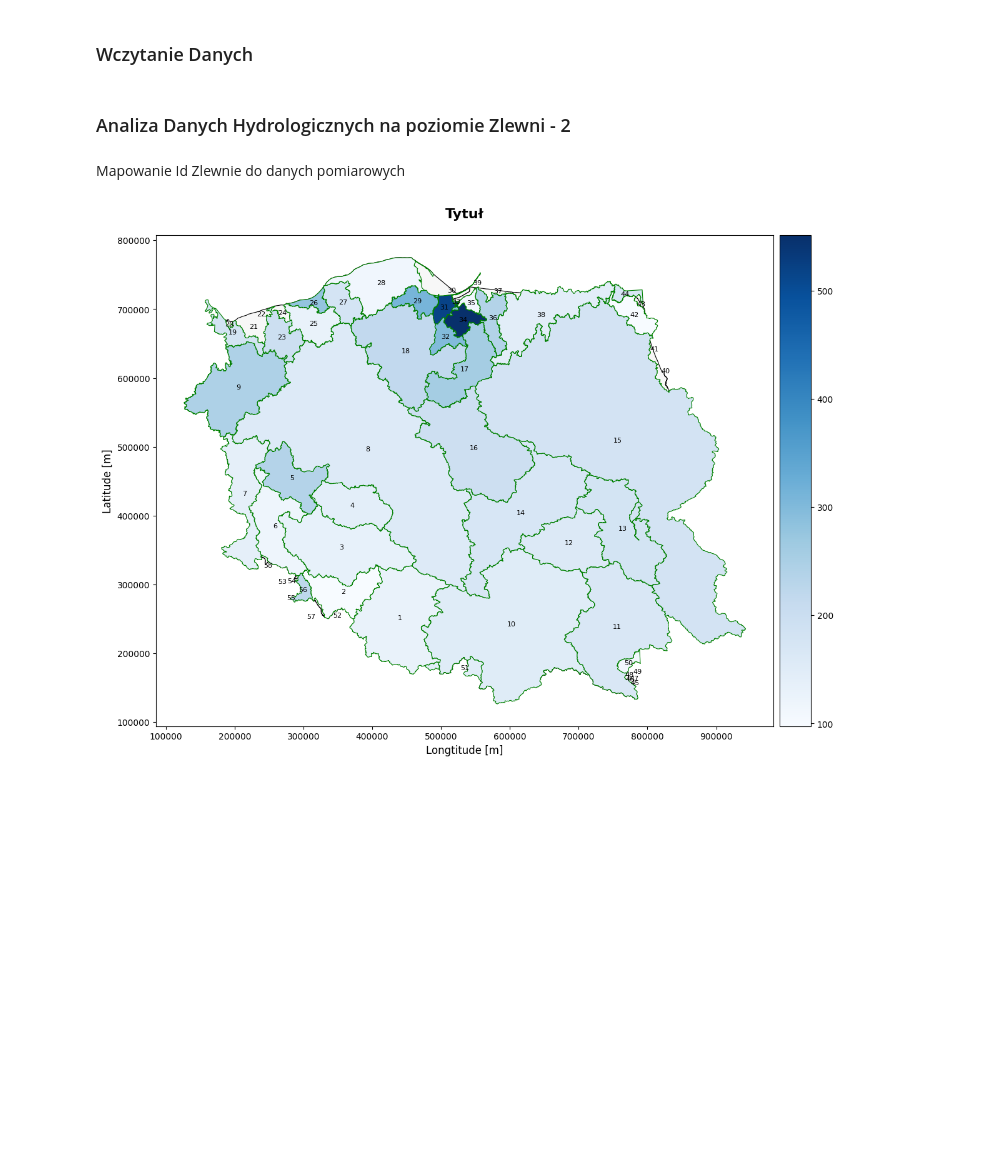
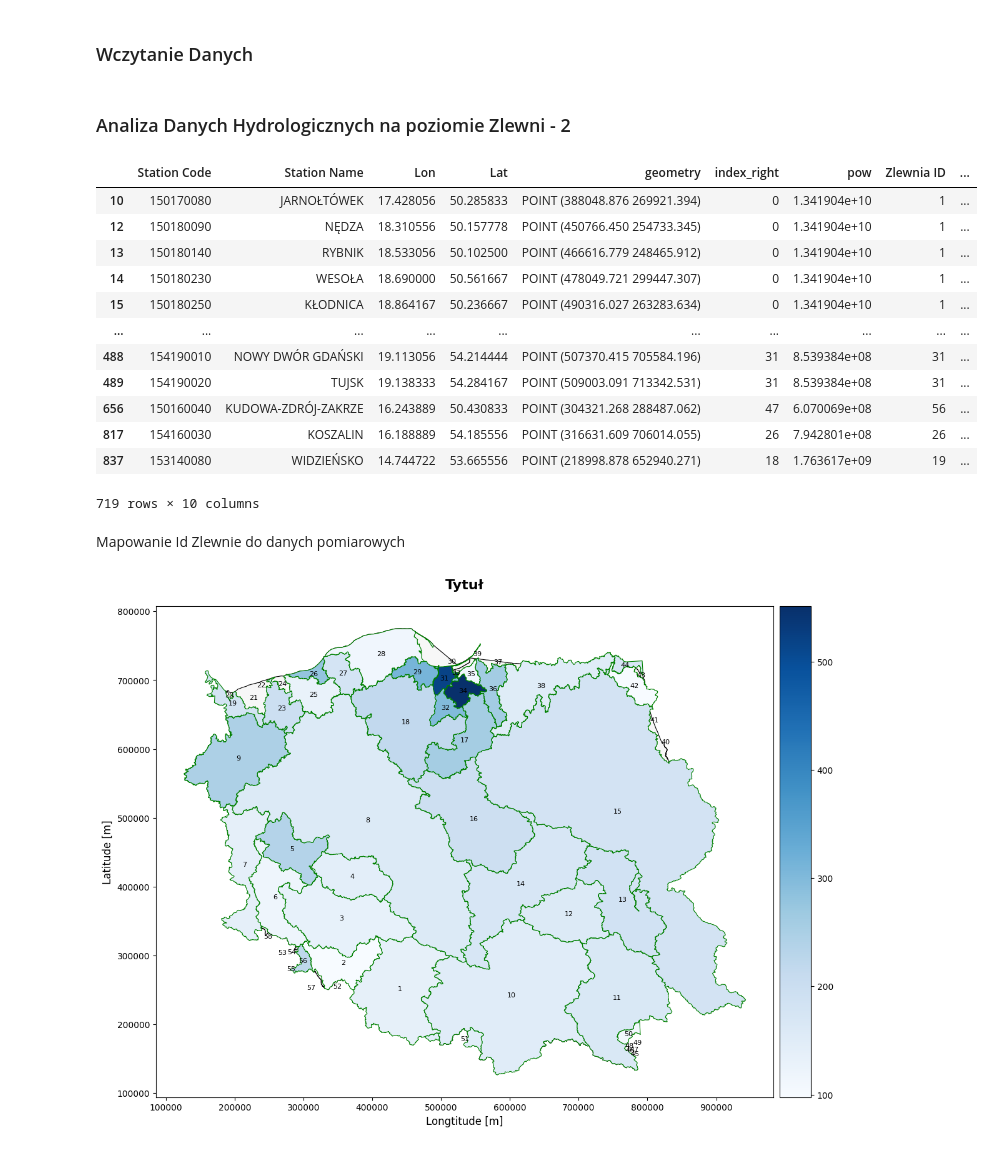
Before and after one commit to eo-agh/daes-project-2425-alt, a Jupyter notebook: notebooks/Tymek_Analiza.ipynb, the cells around one changed output. Saved outputs shown, nothing was run; the diff lists cells and outputs as text; code cells hidden in the pictures; blank space fills up the shorter version.

```diff
--- a/notebooks/Tymek_Analiza.ipynb
+++ b/notebooks/Tymek_Analiza.ipynb
@@ -21,6 +21,22 @@ gdf_m = get_meteo_metadata(True)
 # %%
 # Dołączenie stacji hydrologicznych do zlewni
 gdf_h_zlewnia = gpd.sjoin(gdf_h, zlewnie, how='inner', predicate='within').drop(['naz_zlewni','id_hyd_10','id_hyd_50','guid'],axis=1)
+# %%
+gdf_h_zlewnia
+# %% [output]
+|  | Station Code | Station Name | Lon | Lat | geometry | index_right | pow | Zlewnia ID | ... |
+| 10 | 150170080 | JARNOŁTÓWEK | 17.428056 | 50.285833 | POINT (388048.876 269921.394) | 0 | 1.341904e+10 | 1 | ... |
+| 12 | 150180090 | NĘDZA | 18.310556 | 50.157778 | POINT (450766.450 254733.345) | 0 | 1.341904e+10 | 1 | ... |
+| 13 | 150180140 | RYBNIK | 18.533056 | 50.102500 | POINT (466616.779 248465.912) | 0 | 1.341904e+10 | 1 | ... |
+| 14 | 150180230 | WESOŁA | 18.690000 | 50.561667 | POINT (478049.721 299447.307) | 0 | 1.341904e+10 | 1 | ... |
+| 15 | 150180250 | KŁODNICA | 18.864167 | 50.236667 | POINT (490316.027 263283.634) | 0 | 1.341904e+10 | 1 | ... |
+| ... | ... | ... | ... | ... | ... | ... | ... | ... | ... |
+| 488 | 154190010 | NOWY DWÓR GDAŃSKI | 19.113056 | 54.214444 | POINT (507370.415 705584.196) | 31 | 8.539384e+08 | 31 | ... |
+| 489 | 154190020 | TUJSK | 19.138333 | 54.284167 | POINT (509003.091 713342.531) | 31 | 8.539384e+08 | 31 | ... |
+| 656 | 150160040 | KUDOWA-ZDRÓJ-ZAKRZE | 16.243889 | 50.430833 | POINT (304321.268 288487.062) | 47 | 6.070069e+08 | 56 | ... |
+| 817 | 154160030 | KOSZALIN | 16.188889 | 54.185556 | POINT (316631.609 706014.055) | 26 | 7.942801e+08 | 26 | ... |
+| 837 | 153140080 | WIDZIEŃSKO | 14.744722 | 53.665556 | POINT (218998.878 652940.271) | 18 | 1.763617e+09 | 19 | ... |
+719 rows × 10 columns
 # %% [markdown]
 Mapowanie Id Zlewnie do danych pomiarowych
 # %%
```
Also changed, not shown: parts of 9 cells of this notebook, 2 other files.
